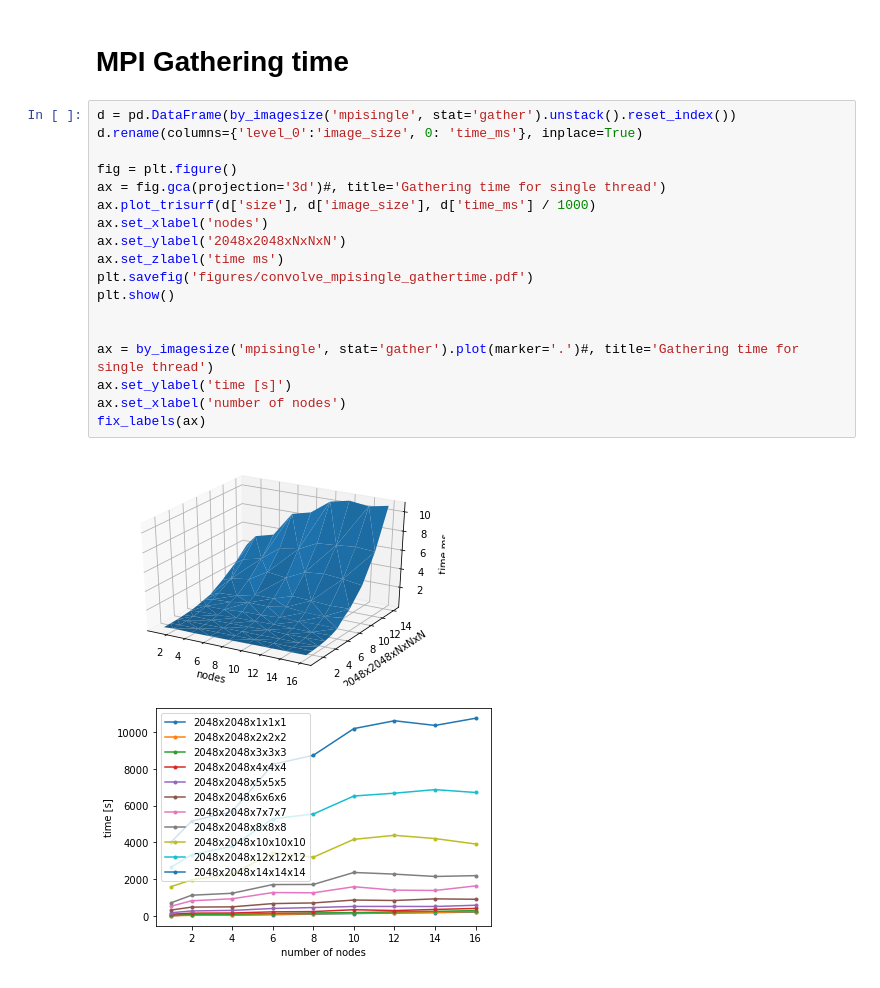
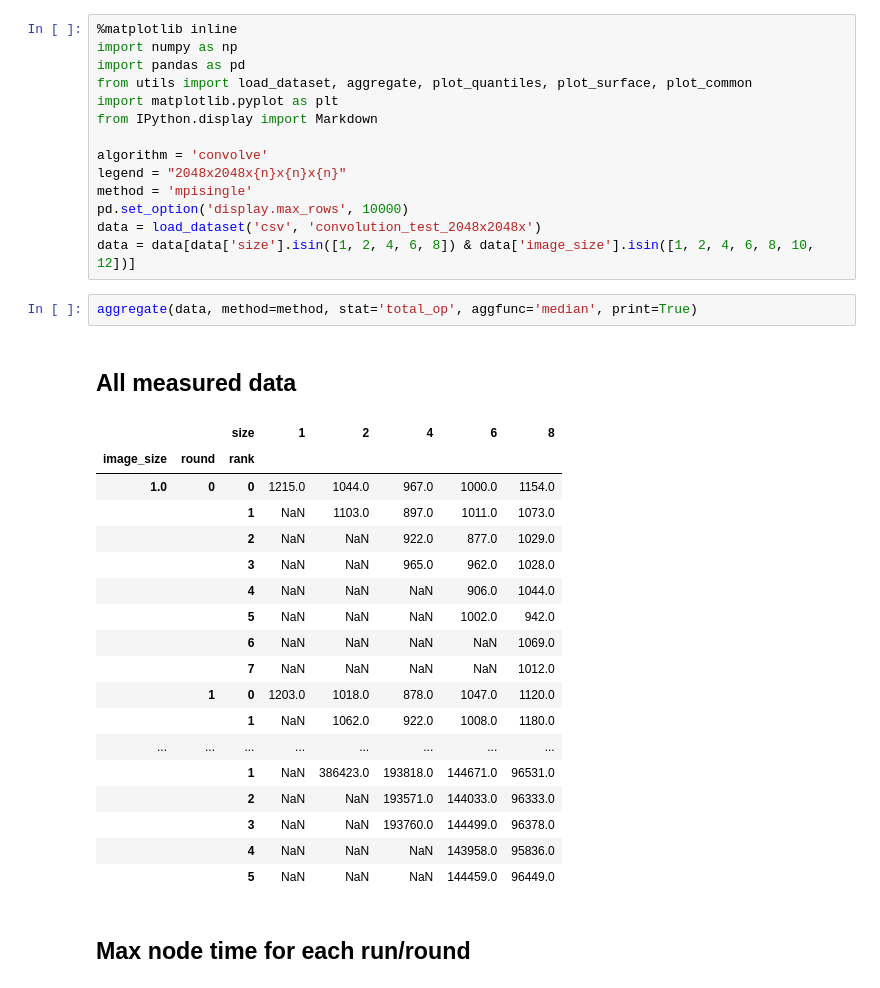
Before and after one commit to fiji-hpc/scijava-parallel-mpi, a Jupyter notebook: report/convolve_mpisingle.ipynb, the cells around one changed output. Saved outputs shown, nothing was run; the diff lists cells and outputs as text.

```diff
--- a/report/convolve_mpisingle.ipynb
+++ b/report/convolve_mpisingle.ipynb
@@ -158,23 +3,37 @@ plt.savefig('figures/convolve_mpisingle_speedup.pdf')
-# %% [markdown]
-# MPI Gathering time
-# %%
-d = pd.DataFrame(by_imagesize('mpisingle', stat='gather').unstack().reset_index())
-d.rename(columns={'level_0':'image_size', 0: 'time_ms'}, inplace=True)
-
-fig = plt.figure()
-ax = fig.gca(projection='3d')#, title='Gathering time for single thread')
-ax.plot_trisurf(d['size'], d['image_size'], d['time_ms'] / 1000)
-ax.set_xlabel('nodes')
-ax.set_ylabel('2048x2048xNxNxN')
-ax.set_zlabel('time ms')
-plt.savefig('figures/convolve_mpisingle_gathertime.pdf')
-plt.show()
-
-
-ax = by_imagesize('mpisingle', stat='gather').plot(marker='.')#, title='Gathering time for single thread')
-ax.set_ylabel('time [s]')
-ax.set_xlabel('number of nodes')
-fix_labels(ax)
-# %% [output]
-[figure, removed]
-[figure, removed]
+# %%
+%matplotlib inline
+import numpy as np
+import pandas as pd
+from utils import load_dataset, aggregate, plot_quantiles, plot_surface, plot_common
+import matplotlib.pyplot as plt
+from IPython.display import Markdown
+
+algorithm = 'convolve'
+legend = "2048x2048x{n}x{n}x{n}"
+method = 'mpisingle'
+pd.set_option('display.max_rows', 10000)
+data = load_dataset('csv', 'convolution_test_2048x2048x')
+data = data[data['size'].isin([1, 2, 4, 6, 8]) & data['image_size'].isin([1, 2, 4, 6, 8, 10, 12])]
+# %%
+aggregate(data, method=method, stat='total_op', aggfunc='median', print=True)
+# %% [output]
+## All measured data
+|  |  | size | 1 | 2 | 4 | 6 | 8 |
+| image_size | round | rank |  |  |  |  |  |
+| 1.0 | 0 | 0 | 1215.0 | 1044.0 | 967.0 | 1000.0 | 1154.0 |
+|  |  | 1 | NaN | 1103.0 | 897.0 | 1011.0 | 1073.0 |
+|  |  | 2 | NaN | NaN | 922.0 | 877.0 | 1029.0 |
+|  |  | 3 | NaN | NaN | 965.0 | 962.0 | 1028.0 |
+|  |  | 4 | NaN | NaN | NaN | 906.0 | 1044.0 |
+|  |  | 5 | NaN | NaN | NaN | 1002.0 | 942.0 |
+|  |  | 6 | NaN | NaN | NaN | NaN | 1069.0 |
+|  |  | 7 | NaN | NaN | NaN | NaN | 1012.0 |
+|  | 1 | 0 | 1203.0 | 1018.0 | 878.0 | 1047.0 | 1120.0 |
+|  |  | 1 | NaN | 1062.0 | 922.0 | 1008.0 | 1180.0 |
+| ... | ... | ... | ... | ... | ... | ... | ... |
+|  |  | 1 | NaN | 386423.0 | 193818.0 | 144671.0 | 96531.0 |
+|  |  | 2 | NaN | NaN | 193571.0 | 144033.0 | 96333.0 |
+|  |  | 3 | NaN | NaN | 193760.0 | 144499.0 | 96378.0 |
+|  |  | 4 | NaN | NaN | NaN | 143958.0 | 95836.0 |
+|  |  | 5 | NaN | NaN | NaN | 144459.0 | 96449.0 |
+## Max node time for each run/round
```
Also changed, not shown: parts of 9 cells of this notebook, 7 other files.
